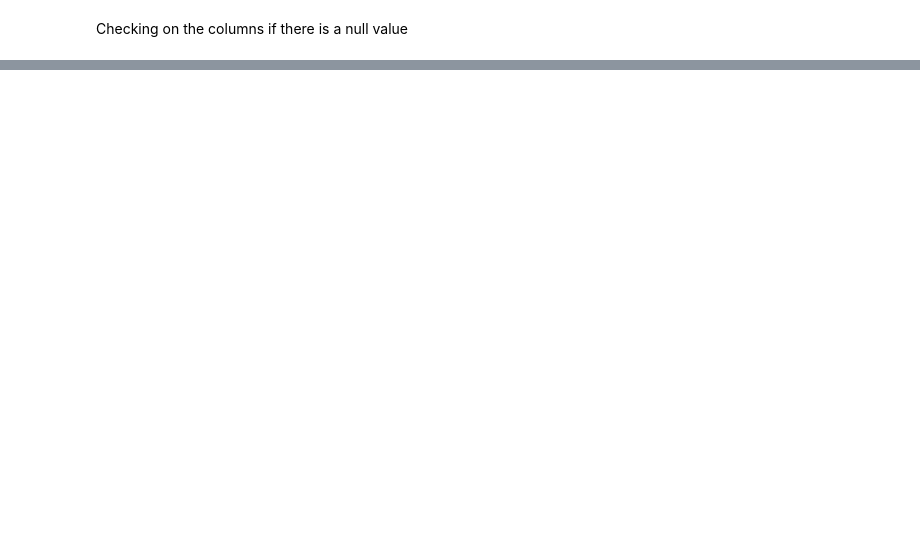
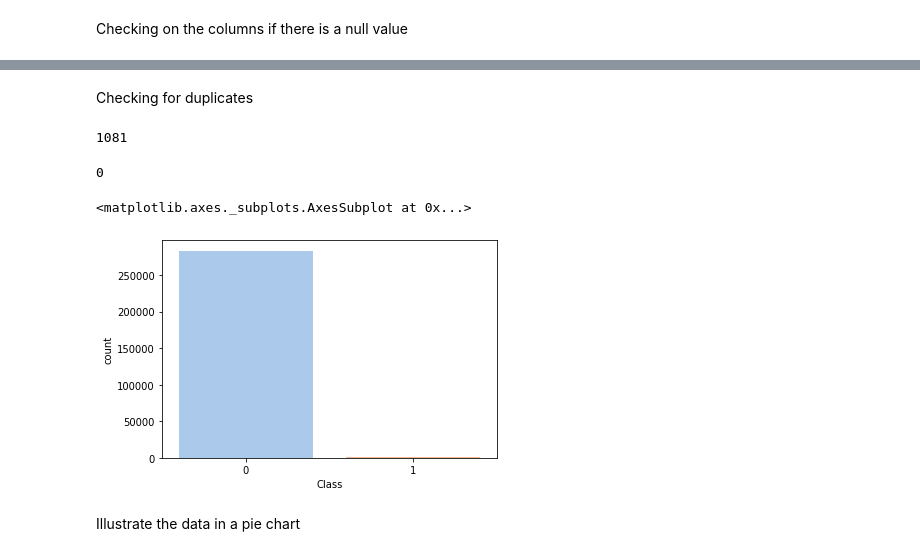
Before and after one commit to joe052/machine-learn, a Jupyter notebook: Untitled0.ipynb, the cells around one changed output, grey strips where cells are left out. Drawn from its saved outputs; the diff is of its cells as text; code cells hidden in the pictures; blank space fills up the shorter version.

```diff
--- a/Untitled0.ipynb
+++ b/Untitled0.ipynb
@@ -247,0 +133,19 @@ X does not have valid feature names, but LogisticRegression was fitted with feat
+# %% [markdown]
+Checking for duplicates
+# %%
+data.duplicated().sum()
+# %% [output]
+1081
+# %%
+data = data.drop_duplicates()
+# %%
+data.duplicated().sum()
+# %% [output]
+0
+# %%
+sns.countplot(x='Class',data=data,palette="pastel")
+# %% [output]
+<matplotlib.axes._subplots.AxesSubplot at 0x...>
+[figure, added]
+# %% [markdown]
+Illustrate the data in a pie chart
```
Also changed, not shown: parts of 84 cells of this notebook.
